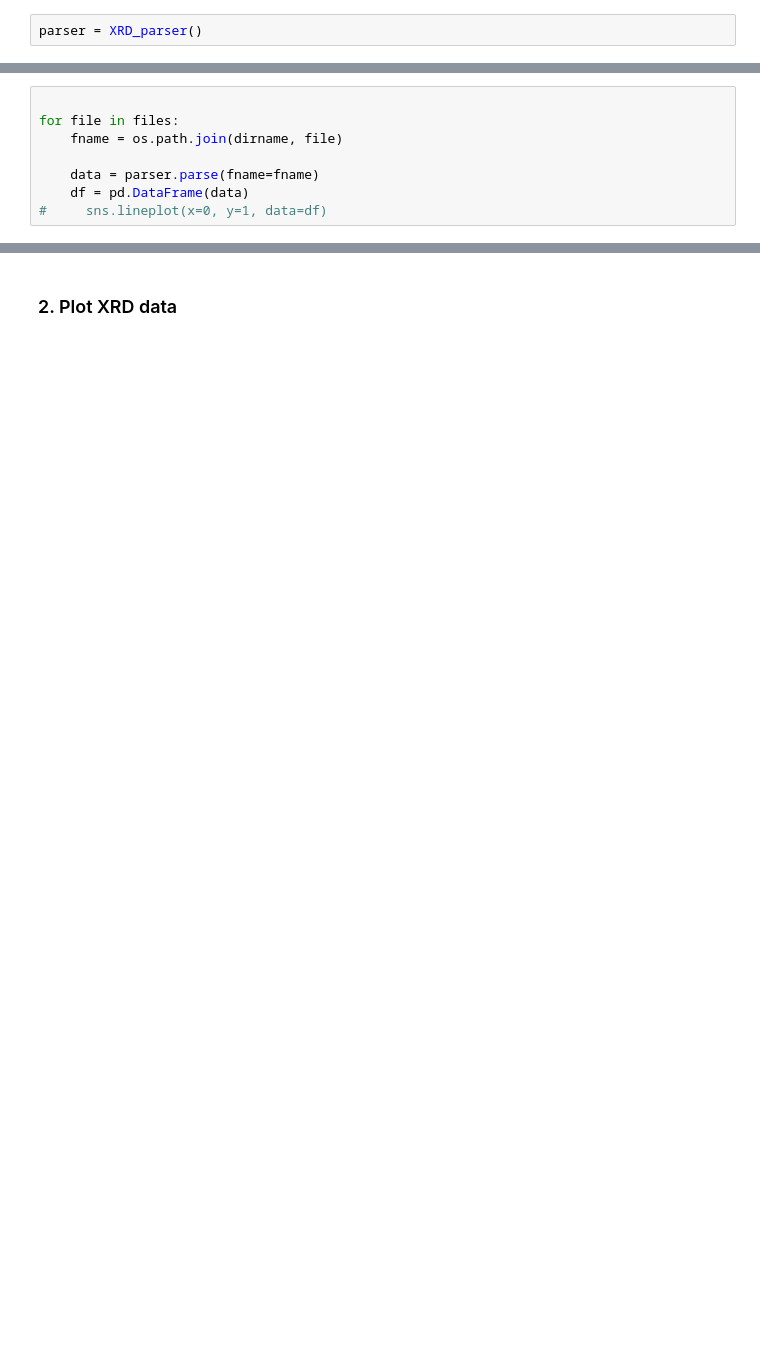
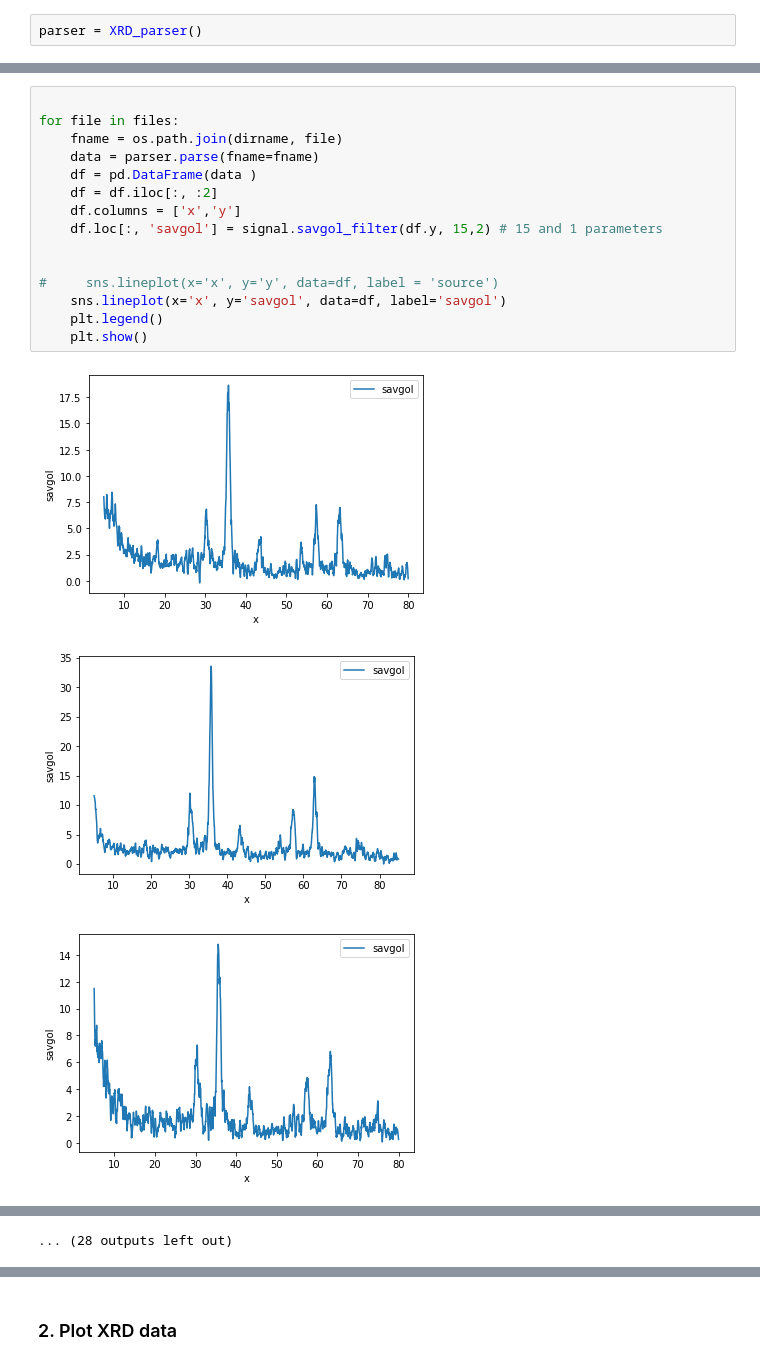
Before and after one commit to Dailehit/nanoQSAR, a Jupyter notebook: notebooks/2. QSAR_XRD.ipynb, the cells around one changed output, grey strips where cells are left out. Drawn from its saved outputs; the diff is of its cells as text; blank space fills up the shorter version.

```diff
--- a/notebooks/2. QSAR_XRD.ipynb
+++ b/notebooks/2. QSAR_XRD.ipynb
@@ -209,8 +229,19 @@ parser = XRD_parser()
 # %%
 
 for file in files:
     fname = os.path.join(dirname, file)
+    data = parser.parse(fname=fname)
+    df = pd.DataFrame(data )
+    df = df.iloc[:, :2]
+    df.columns = ['x','y']
+    df.loc[:, 'savgol'] = signal.savgol_filter(df.y, 15,2) # 15 and 1 parameters
 
-    data = parser.parse(fname=fname)
-    df = pd.DataFrame(data)
-#     sns.lineplot(x=0, y=1, data=df)
+
+#     sns.lineplot(x='x', y='y', data=df, label = 'source')
+    sns.lineplot(x='x', y='savgol', data=df, label='savgol')
+    plt.legend()
+    plt.show()
+# %% [output]
+[figure, added]
+[figure, added]
+[figure, added]
@@ -216,0 +257 @@ for file in files:
+... (28 outputs left out)
```
Also changed, not shown: parts of 30 cells of this notebook, 2 other files.
